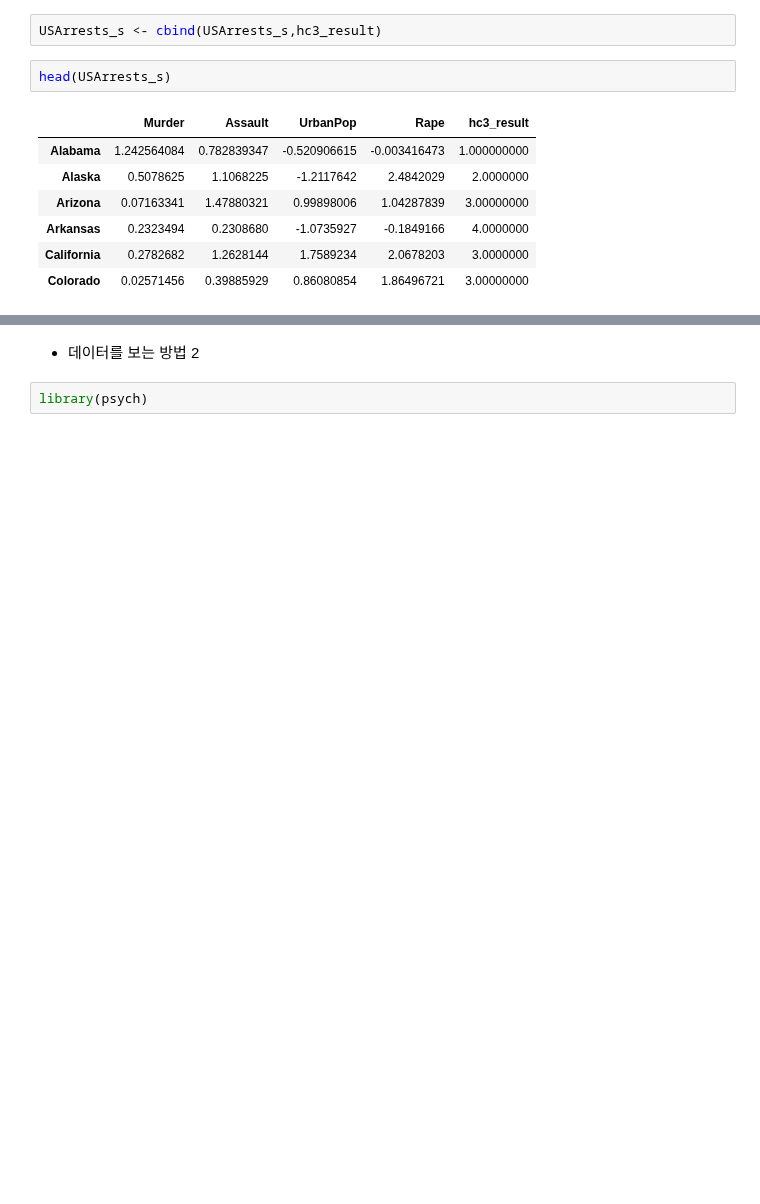
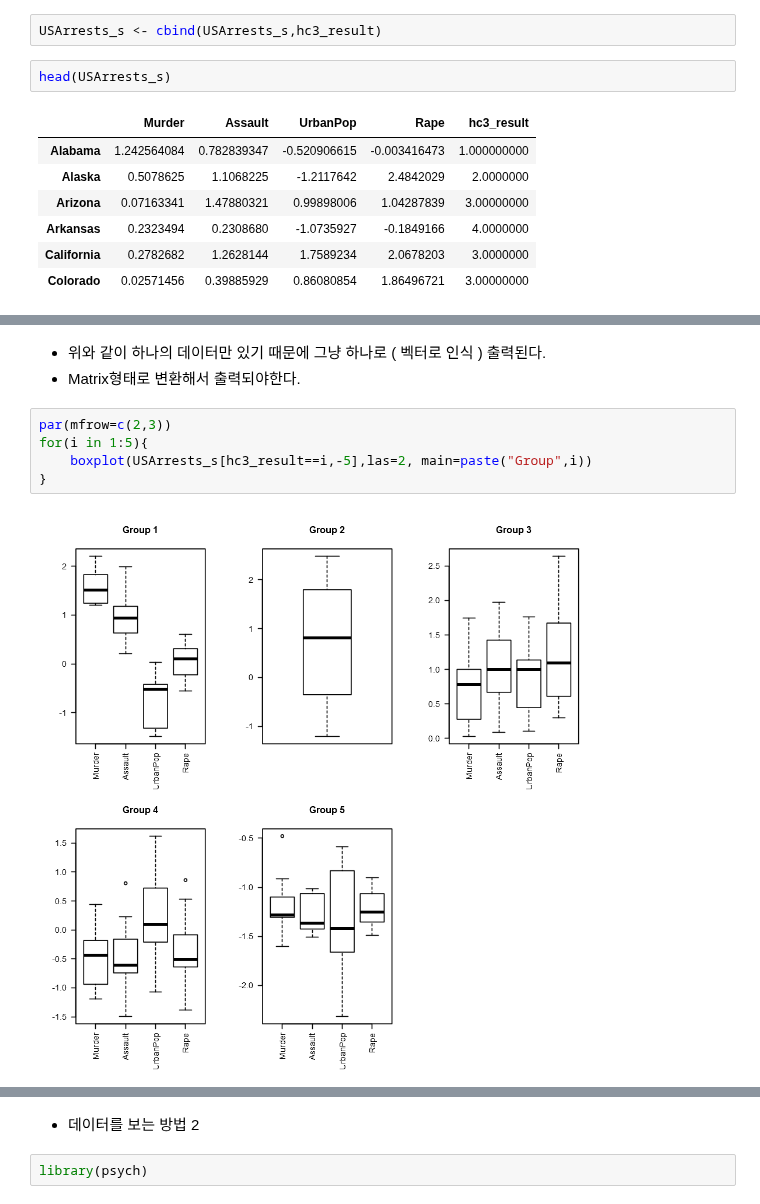
Before and after one commit to byungjun0689/DataScience, a Jupyter notebook: KMU/Second Semester/Statistics/1029_Cluster Analysis/1029_Clustering.ipynb, the cells around one changed output, grey strips where cells are left out. Saved outputs shown, nothing was run; the diff lists cells and outputs as text; blank space fills up the shorter version.

```diff
--- a/KMU/Second Semester/Statistics/1029_Cluster Analysis/1029_Clustering.ipynb
+++ b/KMU/Second Semester/Statistics/1029_Cluster Analysis/1029_Clustering.ipynb
@@ -175,0 +183,10 @@ for(i in 1:4){
+# %% [markdown]
+ - 위와 같이 하나의 데이터만 있기 때문에 그냥 하나로 ( 벡터로 인식 ) 출력된다.
+ - Matrix형태로 변환해서 출력되야한다.
+# %%
+par(mfrow=c(2,3))
+for(i in 1:5){
+    boxplot(USArrests_s[hc3_result==i,-5],las=2, main=paste("Group",i))
+}
+# %% [output]
+[figure, added]
```
Also changed, not shown: parts of 34 cells of this notebook, 7 other files.
